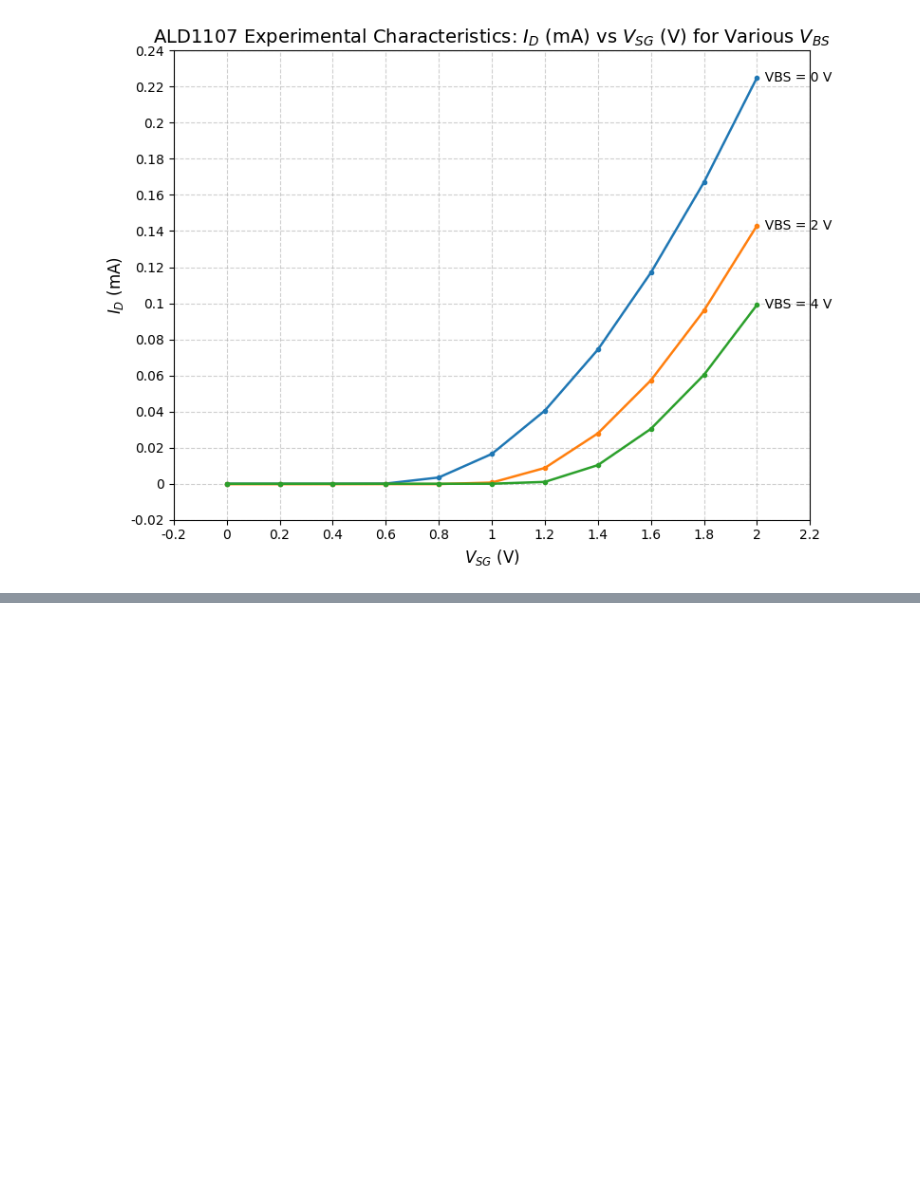
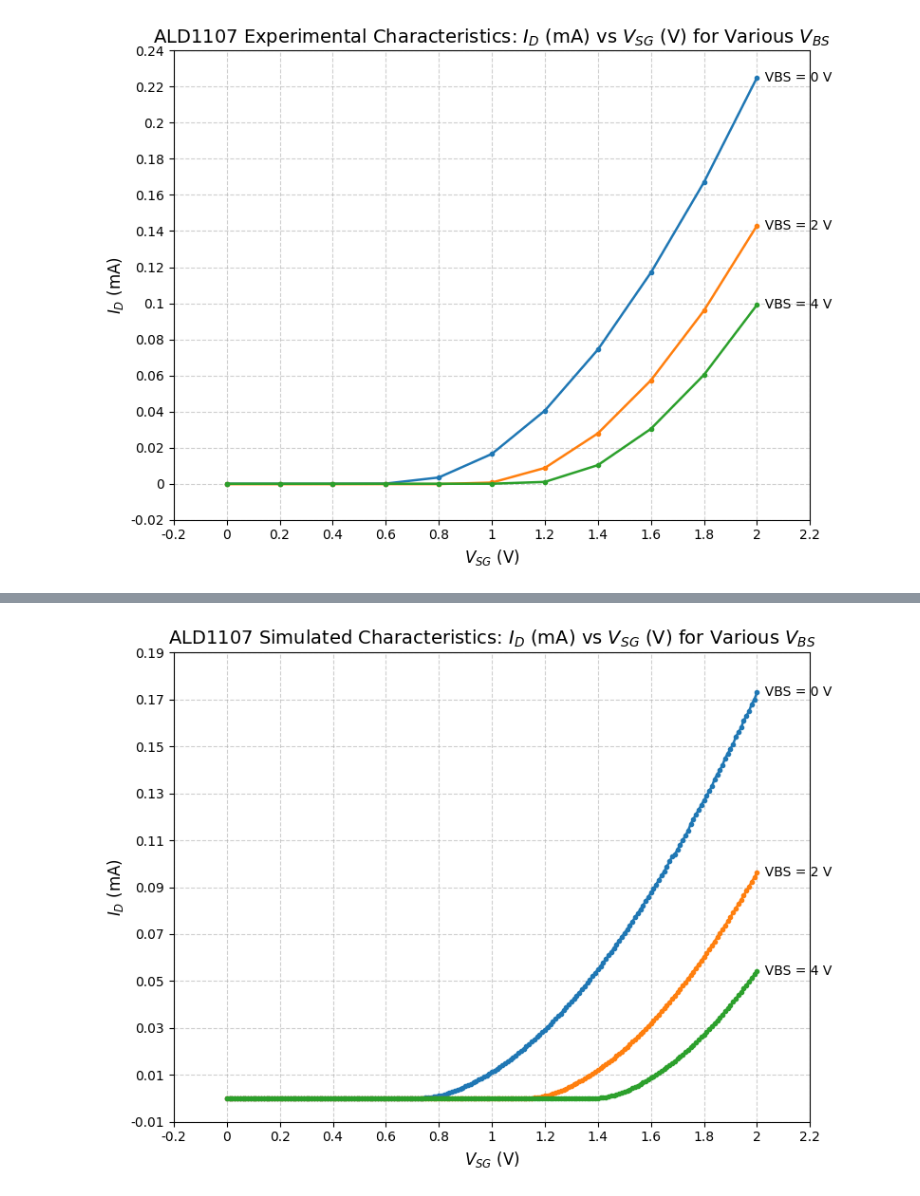
Before and after one commit to emaggyar12/335labs, a Jupyter notebook: lab5/graphs.ipynb, the cells around one changed output, grey strips where cells are left out. Cells and saved outputs as stored; diff of their text form; code cells hidden in the pictures; blank space fills up the shorter version.

```diff
--- a/lab5/graphs.ipynb
+++ b/lab5/graphs.ipynb
@@ -160,0 +222,12 @@ plot_family_curves(title, x_ax, y_ax, df, group_col='vbs', x_col='vsg', y_col='i
+# %%
+# Plotting experimental PMOS vbs characteristics
+
+title  = r"ALD1107 Simulated Characteristics: $I_D$ (mA) vs $V_{SG}$ (V) for Various $V_{BS}$"
+x_ax   = r"$V_{SG}$ (V)"
+y_ax   = r"$I_D$ (mA)"
+
+# Group by VGS stored in 'vgg'; plot ID ('irg') vs VDS ('vds'), scale A→mA
+df = pd.read_csv('pmos/data_sim - pmos_id_vbs.csv')
+plot_family_curves(title, x_ax, y_ax, df, group_col='vbs', x_col='vsg', y_col='irg', y_scale=1000.0)
+# %% [output]
+[figure, added]
```
Also changed, not shown: parts of 5 cells of this notebook, 4 other files.
